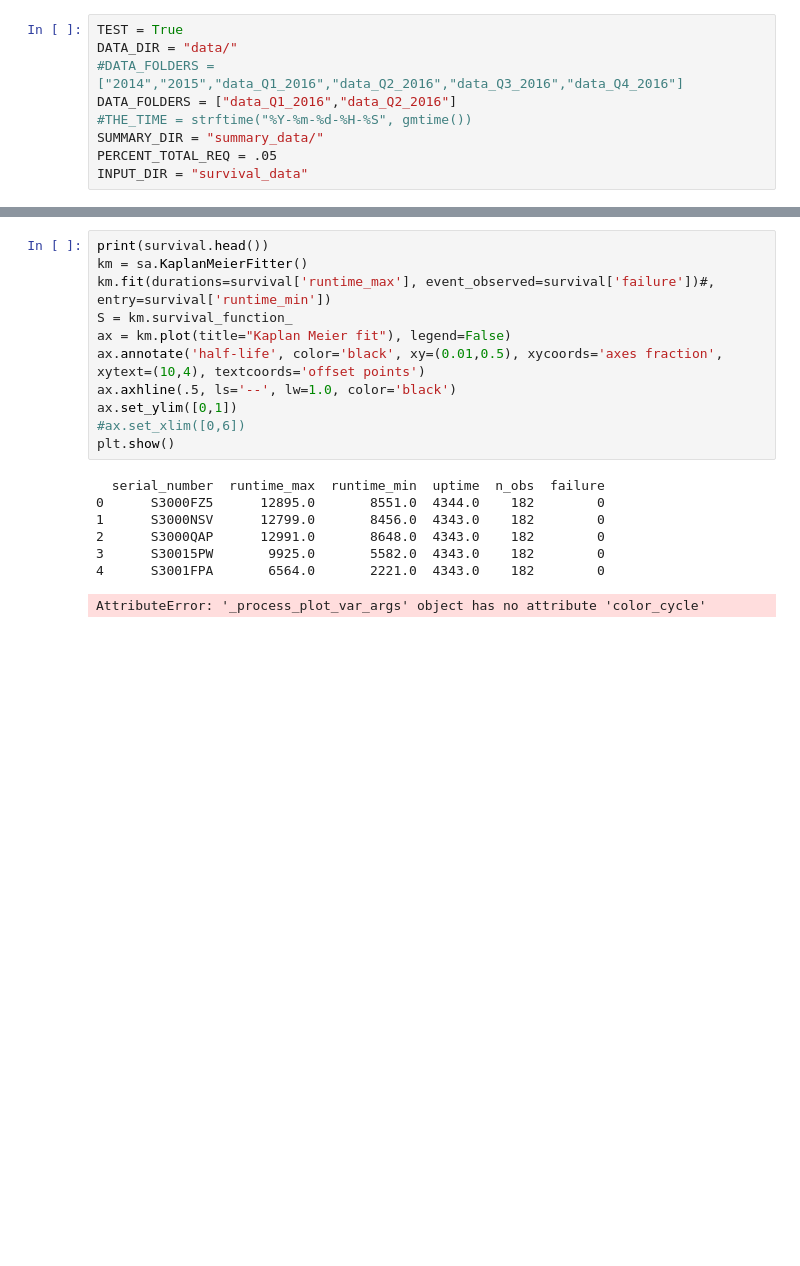
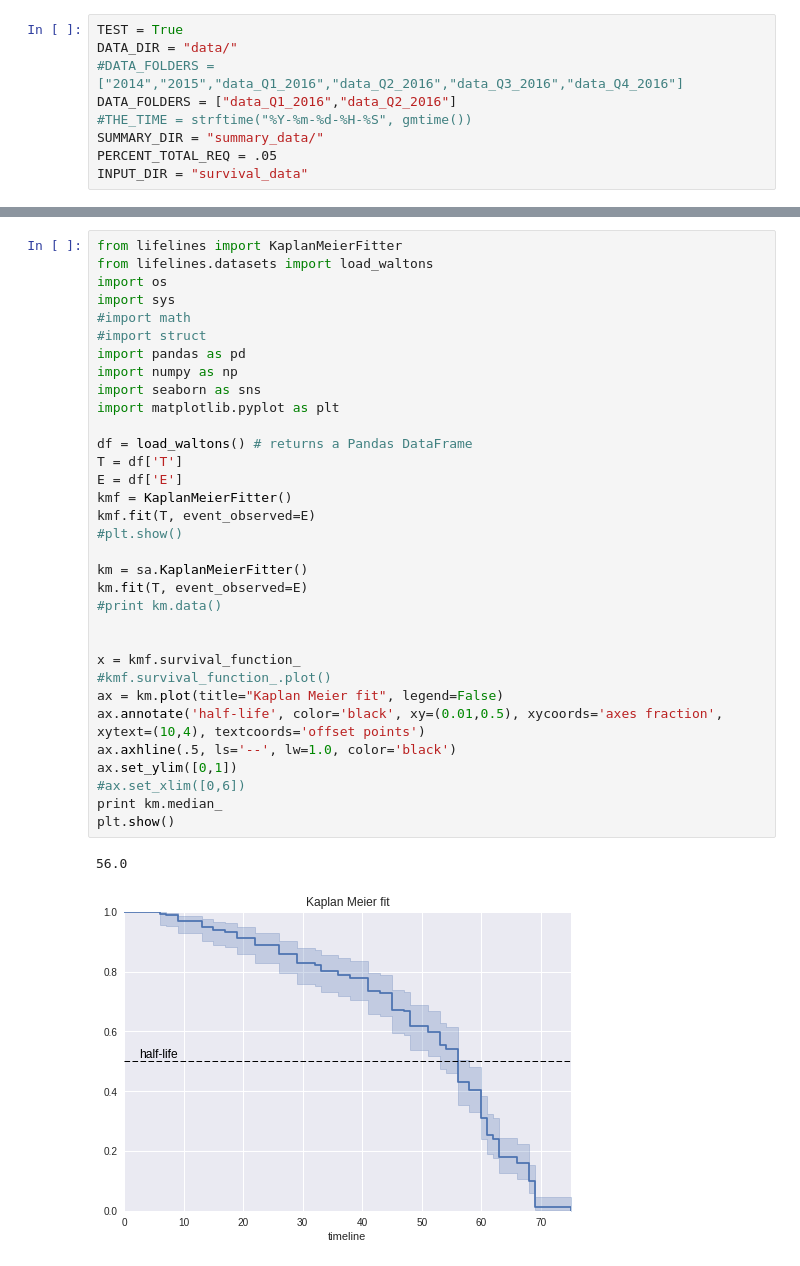
Before and after one commit to bastidas/disk_analysis, a Jupyter notebook: HD_Survival_Analysis.ipynb, the cells around one changed output, grey strips where cells are left out. Saved outputs shown, nothing was run; the diff lists cells and outputs as text; blank space fills up the shorter version.

Commit message:
Makes plots

```diff
--- a/HD_Survival_Analysis.ipynb
+++ b/HD_Survival_Analysis.ipynb
@@ -53,19 +75,36 @@ survival_data/survival_ST4000DM000data_Q2_2016.csv
 # %%
-print(survival.head())
+from lifelines import KaplanMeierFitter
+from lifelines.datasets import load_waltons
+import os
+import sys
+#import math
+#import struct
+import pandas as pd
+import numpy as np
+import seaborn as sns
+import matplotlib.pyplot as plt
+
+df = load_waltons() # returns a Pandas DataFrame
+T = df['T']
+E = df['E']
+kmf = KaplanMeierFitter()
+kmf.fit(T, event_observed=E)
+#plt.show()
+
 km = sa.KaplanMeierFitter()
-km.fit(durations=survival['runtime_max'], event_observed=survival['failure'])#, entry=survival['runtime_min'])
-S = km.survival_function_
-ax = km.plot(title="Kaplan Meier fit"), legend=False)
+km.fit(T, event_observed=E)
+#print km.data()
+
+
+x = kmf.survival_function_
+#kmf.survival_function_.plot()
+ax = km.plot(title="Kaplan Meier fit", legend=False)
 ax.annotate('half-life', color='black', xy=(0.01,0.5), xycoords='axes fraction', xytext=(10,4), textcoords='offset points')
 ax.axhline(.5, ls='--', lw=1.0, color='black')
 ax.set_ylim([0,1])
 #ax.set_xlim([0,6])
+print km.median_
 plt.show()
 # %% [output]
-  serial_number  runtime_max  runtime_min  uptime  n_obs  failure
-0      S3000FZ5      12895.0       8551.0  4344.0    182        0
-1      S3000NSV      12799.0       8456.0  4343.0    182        0
-2      S3000QAP      12991.0       8648.0  4343.0    182        0
-3      S30015PW       9925.0       5582.0  4343.0    182        0
-4      S3001FPA       6564.0       2221.0  4343.0    182        0
+56.0
-AttributeError: '_process_plot_var_args' object has no attribute 'color_cycle'
+[figure, added]
```
Also changed, not shown: parts of 9 cells of this notebook.
